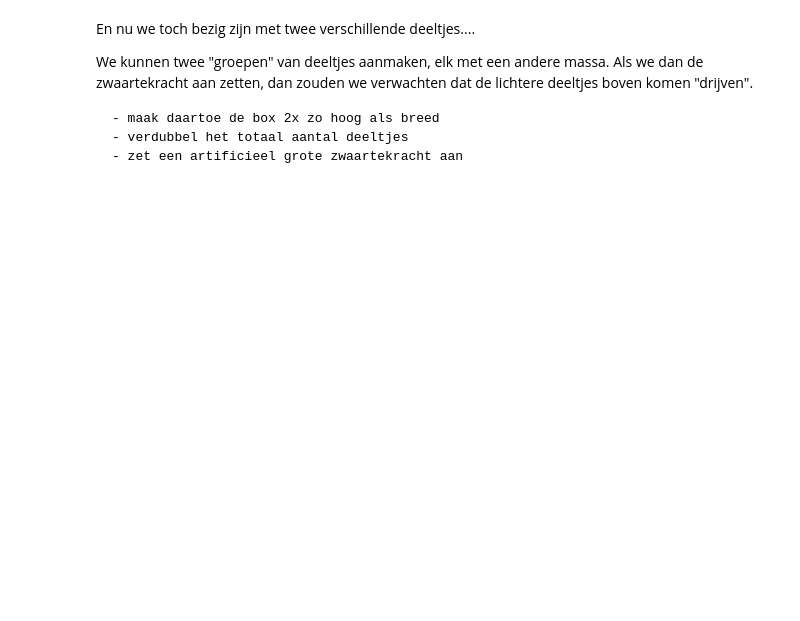
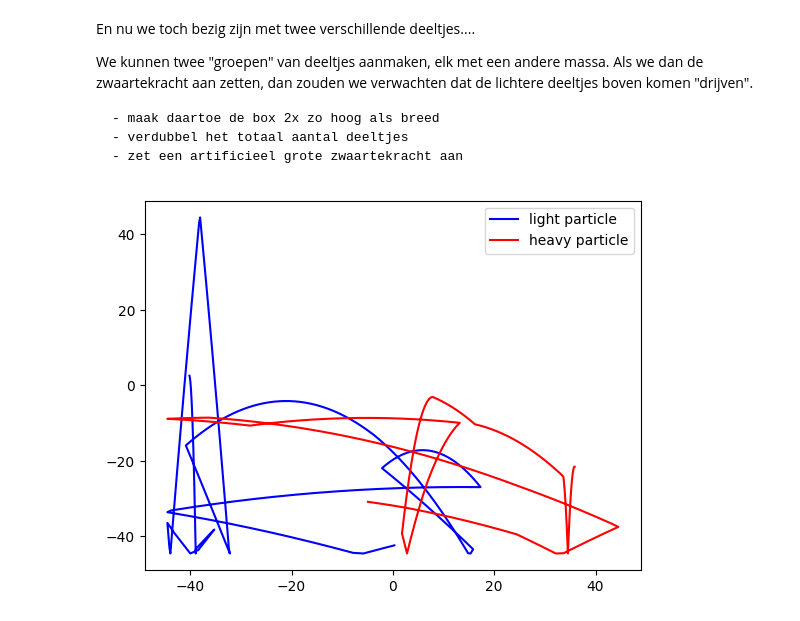
Before and after one commit to Ikbenjamin07/thermolab_MatthijsvOostrum_BenGeertman_groepje_3.5, a Jupyter notebook: Content/PySim/4_brownianmotion.ipynb, the cells around one changed output. Drawn from its saved outputs; the diff is of its cells as text; code cells hidden in the pictures; blank space fills up the shorter version.

````diff
--- a/Content/PySim/4_brownianmotion.ipynb
+++ b/Content/PySim/4_brownianmotion.ipynb
@@ -247,3 +329,90 @@ We kunnen twee "groepen" van deeltjes aanmaken, elk  met een andere massa. Als w
 ```
 # %%
 #your code/answer
+
+#your code/answer
+
+
+# Maken van de ParticleClass
+class ParticleClass:
+    # Het maken van het deeltje
+    def __init__(self, m, v, r, R, c):
+        self.m = m
+        self.v = np.array(v, dtype=float)
+        self.r = np.array(r, dtype=float)
+        self.R = np.array(R, dtype=float)
+        self.c = c
+
+    # Het updaten van de positie, eventueel met zwaartekracht
+    def update_position(self):
+        self.v -= 9.81 * np.array([0, 1]) * dt  # Zwaartekracht naar beneden
+        self.r += self.v * dt #+ 1/2 * a * dt**2
+
+    # Harde wand
+    def boxcollision(self):
+        if abs(self.r[0]) + self.R > Box_length:
+            self.v[0] = -self.v[0]                                  # Omdraaien van de snelheid
+            self.r[0] = np.sign(self.r[0]) * (Box_length - self.R)  # Zet terug net binnen box
+        if abs(self.r[1]) + self.R > Box_length:
+            self.v[1] = -self.v[1]
+            self.r[1] = np.sign(self.r[1]) * (Box_length - self.R)
+
+    @property
+    def momentum(self):
+        return self.m * self.v
+
+    @property
+    def kin_energy(self):
+        return 1/2 * self.m * np.dot(self.v, self.v)
+
+
+track_x_light = []
+track_y_light = []
+track_x_heavy = []
+track_y_heavy = []
+# Aanmaken van de randvoorwaarden en initiele condities
+Box_size_0 = 90
+Box_length_0 = Box_size_0/2
+Box_length = Box_length_0     # De grootte van de box kan wijzigen!
+
+# Particles
+dt = 0.1
+particles = []
+N = 40
+v_0 = 1
+
+dt = 0.04
+
+# Aanmaken van deeltjes
+for i in range(N-1):
+    vx = np.random.uniform(-v_0,v_0)
+    vy = np.random.choice([-1, 1])*np.sqrt(v_0**2-vx**2)
+    pos = Box_length_0*np.random.uniform(-1,1,2)
+    particles.append(ParticleClass(m=1.0, v=[vx, vy], r = pos, R=.5,c='blue'))
+
+# Aanmaken van deeltjes
+for i in range(N-1):
+    vx = np.random.uniform(-v_0,v_0)
+    vy = np.random.choice([-1, 1])*np.sqrt(v_0**2-vx**2)
+    pos = Box_length_0*np.random.uniform(-1,1,2)
+    particles.append(ParticleClass(m=20.0, v=[vx, vy], r = pos, R=.5,c='red'))
+
+
+for i in range(400):
+#your code/answer
+    for p in particles:
+        p.update_position()      # Update positie
+        p.boxcollision()         # Wandbotsing werkt per deeltje
+    botsingteller = handle_collisions(particles)
+    track_x_light.append(particles[0].r[0])
+    track_y_light.append(particles[0].r[1])
+    track_x_heavy.append(particles[N].r[0])
+    track_y_heavy.append(particles[N].r[1])
+
+plt.figure()
+plt.plot(track_x_light,track_y_light,'b', label='light particle')
+plt.plot(track_x_heavy,track_y_heavy,'r', label='heavy particle')
+plt.legend()
+plt.show()
+# %% [output]
+[figure, added]
````
Also changed, not shown: parts of 9 cells of this notebook.
